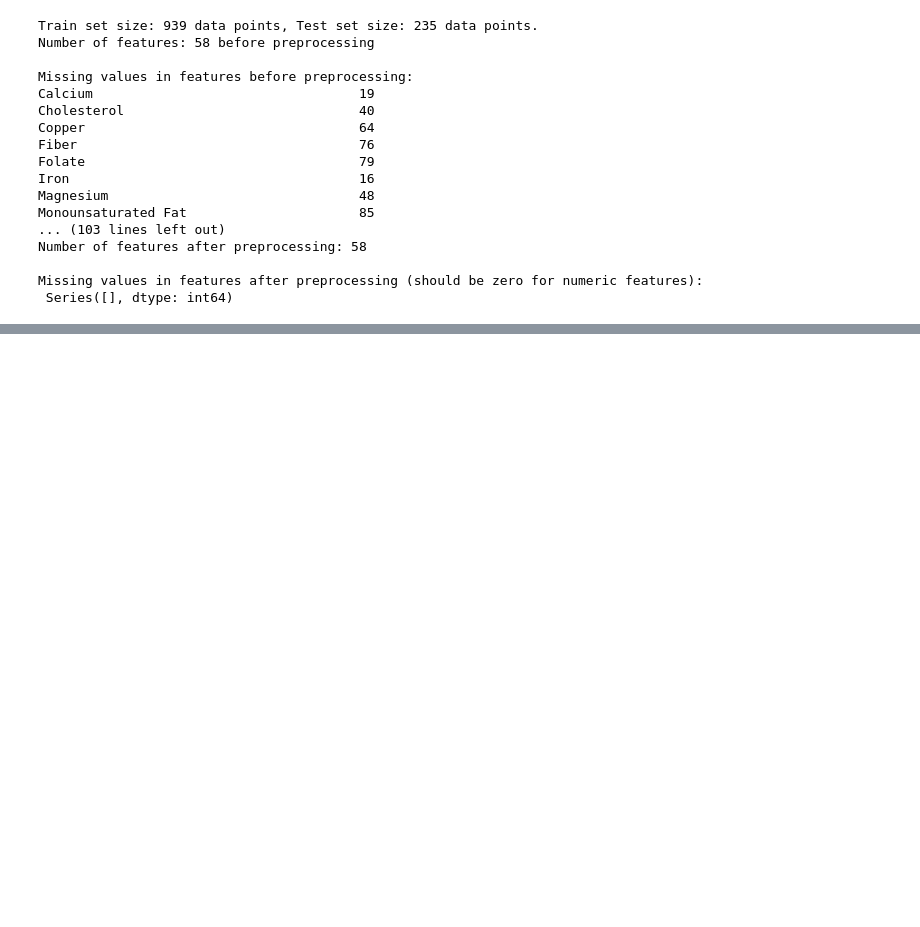
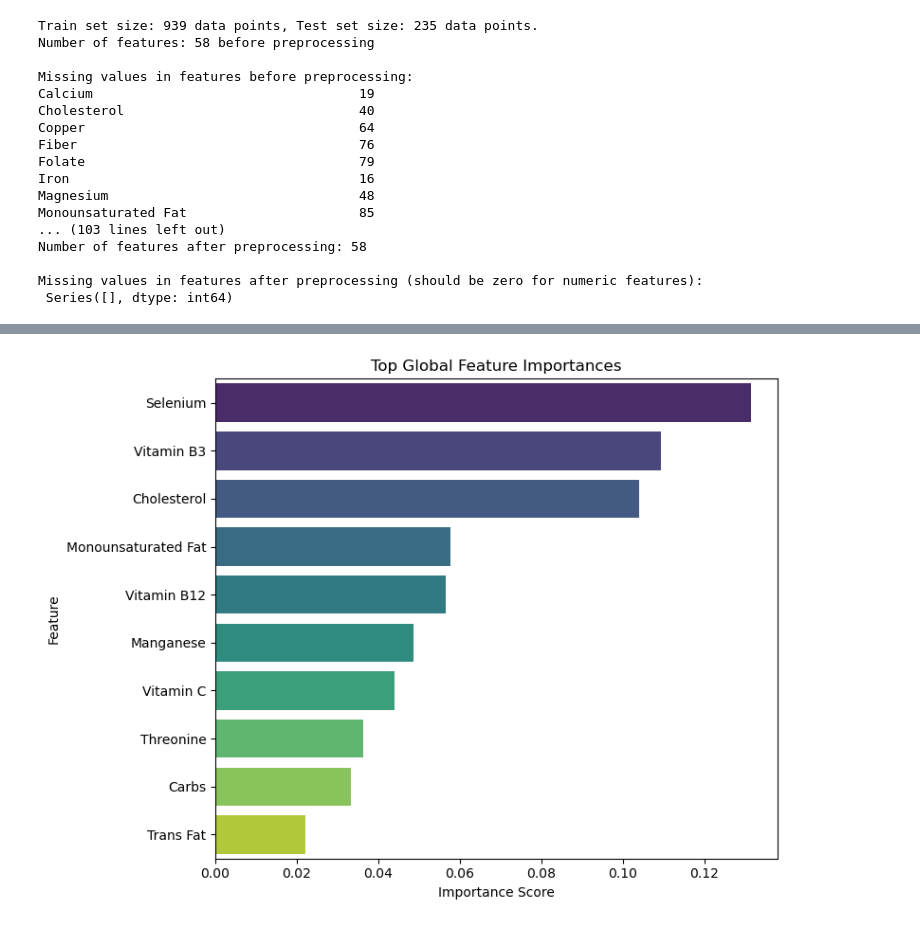
Before and after one commit to mlo20030/data1030_midterm, a Jupyter notebook: midterm.ipynb, the cells around one changed output, grey strips where cells are left out. Drawn from its saved outputs; the diff is of its cells as text; code cells hidden in the pictures; blank space fills up the shorter version.

```diff
--- a/midterm.ipynb
+++ b/midterm.ipynb
@@ -293,0 +970,15 @@ Missing values in features after preprocessing (should be zero for numeric featu
+# %%
+importances = best_xgboost.feature_importances_  # or best_random_forest.feature_importances_
+feature_names = numeric_cols_xgb  # or numeric_cols_reduced for RF
+importance_df = pd.DataFrame({'Feature': feature_names, 'Importance': importances})
+importance_df = importance_df.sort_values(by='Importance', ascending=False).head(10)
+
+plt.figure(figsize=(8, 6))
+sns.barplot(x='Importance', y='Feature', data=importance_df, palette='viridis')
+plt.title('Top Global Feature Importances')
+plt.xlabel('Importance Score')
+plt.ylabel('Feature')
+plt.tight_layout()
+plt.show()
+# %% [output]
+[figure, added]
```
Also changed, not shown: parts of 6 cells of this notebook.
